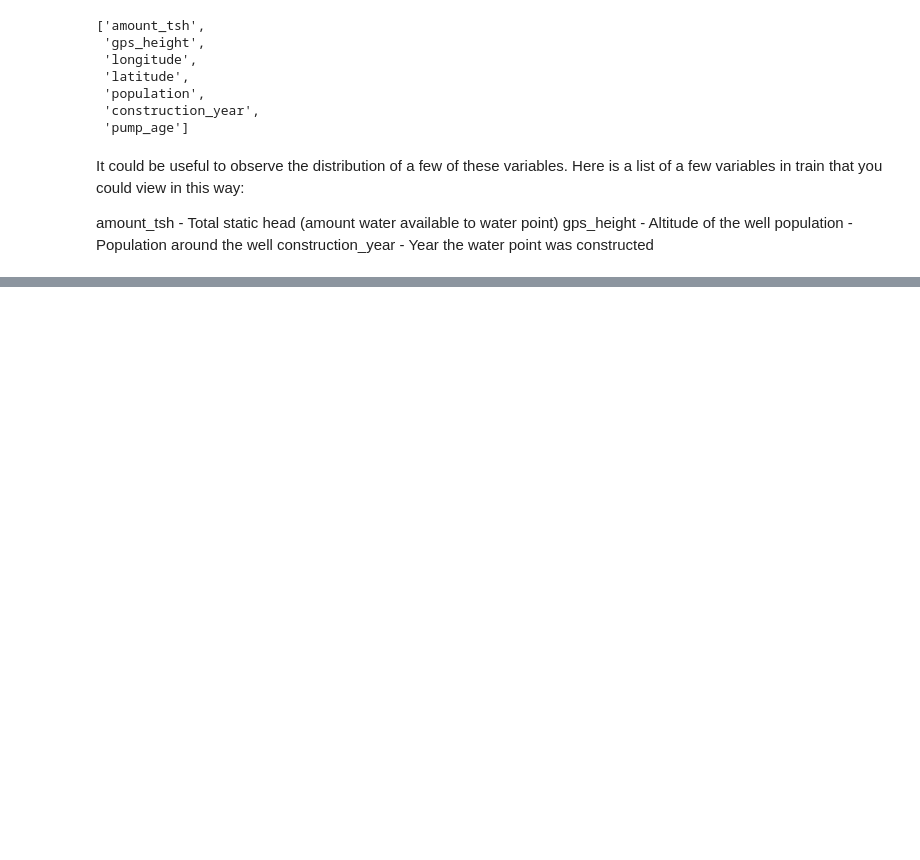
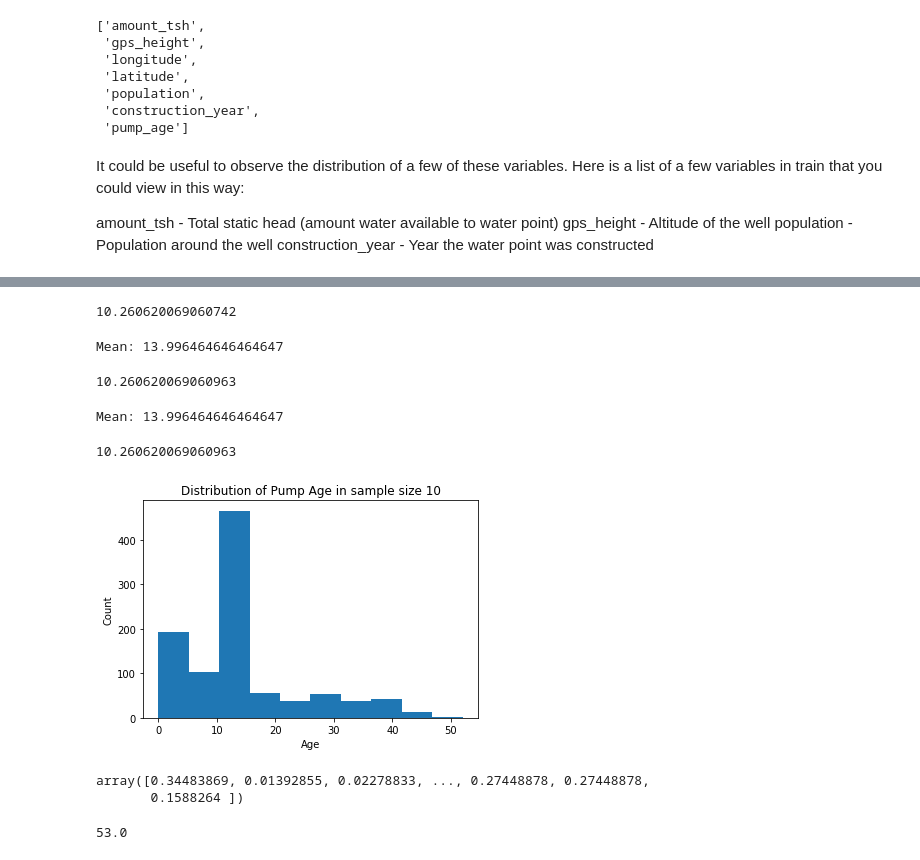
Before and after one commit to atalebizadeh/DS-Career-Track, a Jupyter notebook: Capstone Project 1/Water Pumps/Water Pump - Statistical Analysis.ipynb, the cells around one changed output, grey strips where cells are left out. Cells and saved outputs as stored; diff of their text form; code cells hidden in the pictures; blank space fills up the shorter version.

```diff
--- a/Capstone Project 1/Water Pumps/Water Pump - Statistical Analysis.ipynb
+++ b/Capstone Project 1/Water Pumps/Water Pump - Statistical Analysis.ipynb
@@ -70,0 +53,44 @@ TypeError: 'Series' objects are mutable, thus they cannot be hashed
+# %%
+# Manually calculating the Standard Deviation
+diff = df.pump_age - np.mean(df.pump_age)
+diff_squared = diff **2
+v = (np.sum(diff_squared))/len(df.pump_age)
+
+np.sqrt(v)
+# %% [output]
+10.260620069060742
+# %%
+# Using the square root (np.sqrt()) of the variance (np.var()) to calculate the Standard Deviation
+print('Mean:', np.mean(df.pump_age))
+np.std(df.pump_age)
+# %% [output]
+Mean: 13.996464646464647
+10.260620069060963
+# %%
+print('Mean:', np.mean(df.pump_age))
+np.std(df.pump_age)
+# %% [output]
+Mean: 13.996464646464647
+10.260620069060963
+# %%
+def age_sampler(n):
+    return np.random.choice(df.pump_age, n)
+# %%
+seed(47)
+age_sample1 = age_sampler(1000)
+# %%
+_ = plt.hist(age_sample1, bins=10)
+_ = plt.xlabel('Age')
+_ = plt.ylabel('Count')
+_ = plt.title('Distribution of Pump Age in sample size 10')
+# %% [output]
+[figure, added]
+# %%
+norm.cdf(x=df.pump_age, loc=np.mean(df.pump_age), scale=5)
+# %% [output]
+array([0.34483869, 0.01392855, 0.02278833, ..., 0.27448878, 0.27448878,
+       0.1588264 ])
+# %%
+max(df.pump_age)
+# %% [output]
+53.0
```
Also changed, not shown: parts of 16 cells of this notebook, 5 other files.
